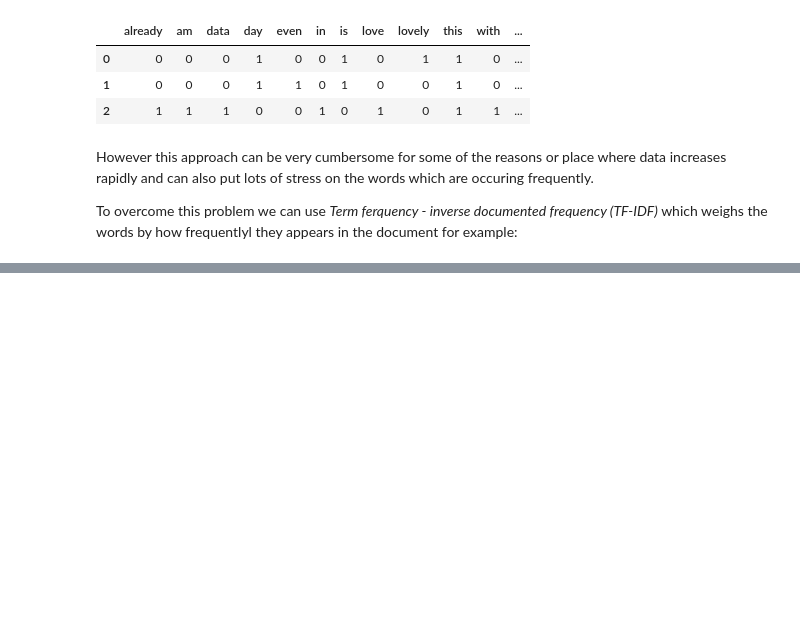
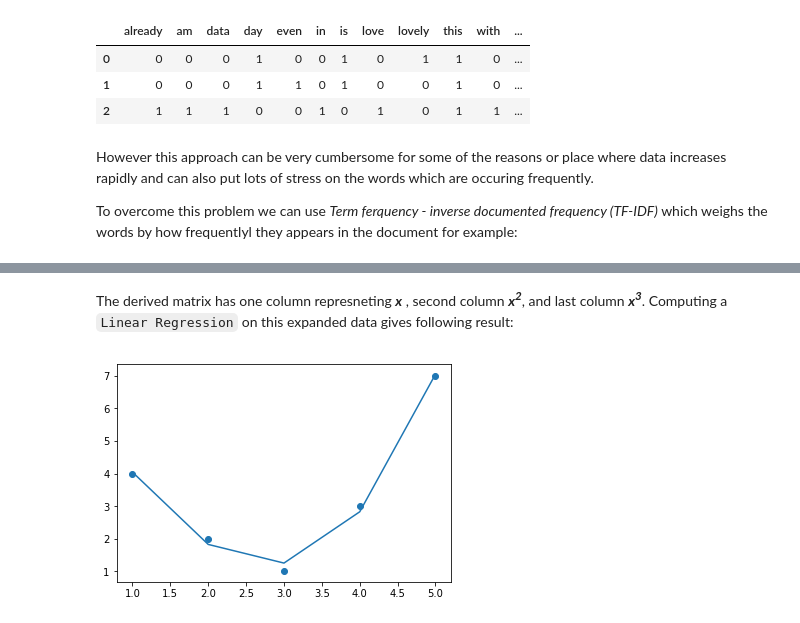
Before and after one commit to sandy1999/Sklearn-Essentials, a Jupyter notebook: Feature Engineering.ipynb, the cells around one changed output, grey strips where cells are left out. Cells and saved outputs as stored; diff of their text form; code cells hidden in the pictures; blank space fills up the shorter version.

```diff
--- a/Feature Engineering.ipynb
+++ b/Feature Engineering.ipynb
@@ -122,0 +187,14 @@ pd.DataFrame(X.toarray(), columns=vec.get_feature_names())
+# %% [markdown]
+The derived matrix has one column represneting ***x*** , second column ***x<sup>2</sup>***, and last column ***x<sup>3</sup>***. Computing a `Linear Regression` on this expanded data gives following result:
+# %%
+# making a model
+model = LinearRegression().fit(X2,y)
+
+# predicting the values
+yfit = model.predict(X2)
+
+# plotting the curve
+plt.scatter(x,y) # data points
+plt.plot(x,yfit); # regression line
+# %% [output]
+[figure, added]
```
Also changed, not shown: parts of 6 cells of this notebook.
